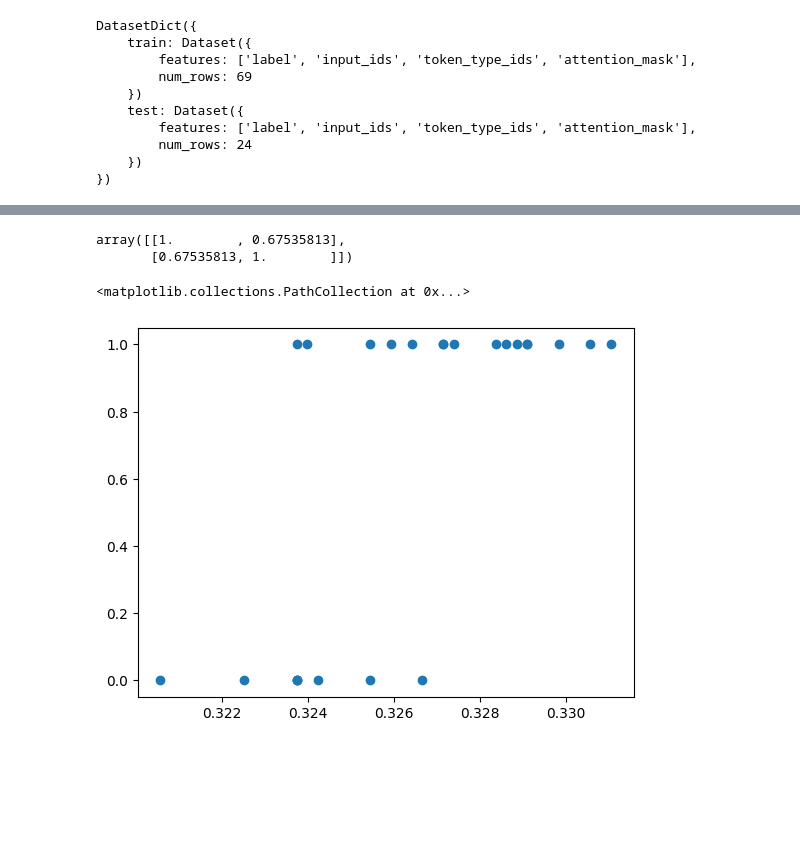
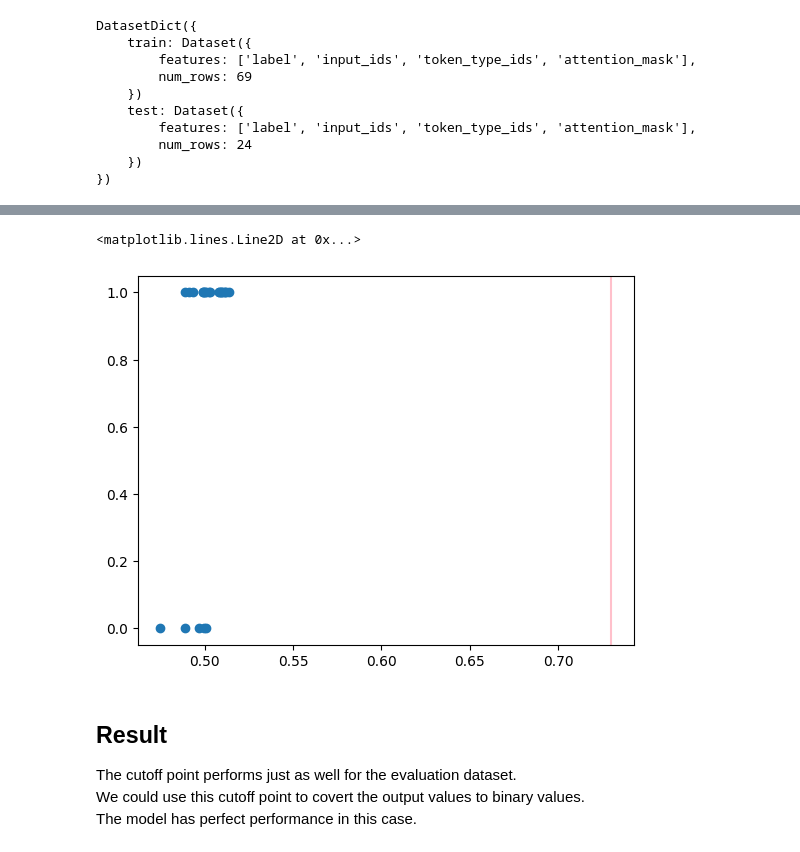
Before and after one commit to quaneh/portfolio, a Jupyter notebook: speech-identification.ipynb, the cells around one changed output, grey strips where cells are left out. Drawn from its saved outputs; the diff is of its cells as text; code cells hidden in the pictures; blank space fills up the shorter version.

```diff
--- a/speech-identification.ipynb
+++ b/speech-identification.ipynb
@@ -287,5 +297,0 @@ Name: label, dtype: float64
-# %%
-np.corrcoef(preds, eval_df['label'])
-# %% [output]
-array([[1.        , 0.67535813],
-       [0.67535813, 1.        ]])
@@ -294,5 +298,13 @@ import matplotlib as plt
-# %%
-plt.pyplot.scatter(preds, eval_df['label'])
-# %% [output]
-<matplotlib.collections.PathCollection at 0x...>
-[figure, removed]
+# %%
+plt.scatter(preds,eval_labels)
+plt.axvline(x=0.73, color='pink')
+# %% [output]
+<matplotlib.lines.Line2D at 0x...>
+[figure, added]
+# %% [markdown]
+## Result
+The cutoff point performs just as well for the evaluation dataset.
+<br/>
+We could use this cutoff point to covert the output values to binary values.
+<br/>
+The model has perfect performance in this case.
```
Also changed, not shown: parts of 65 cells of this notebook.
